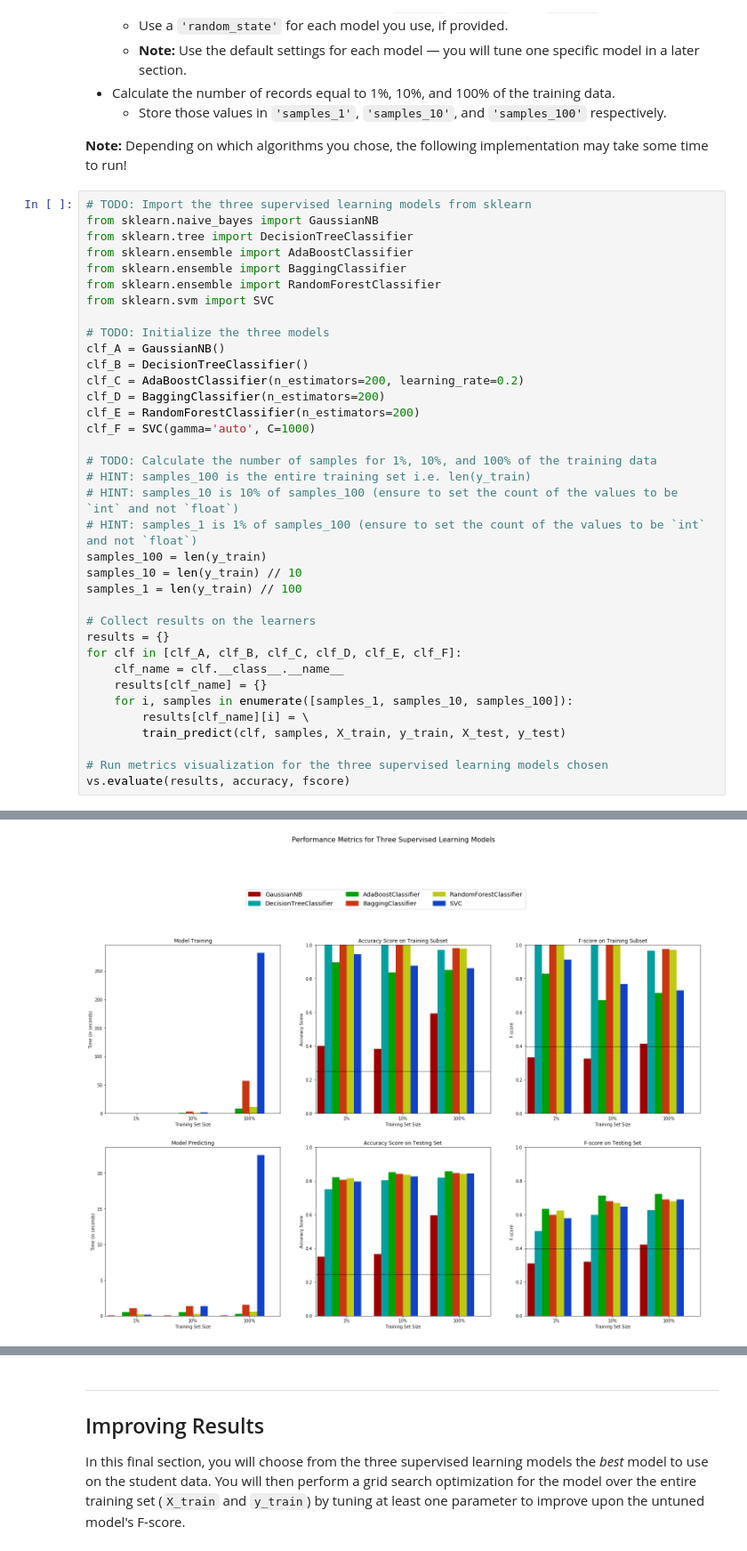
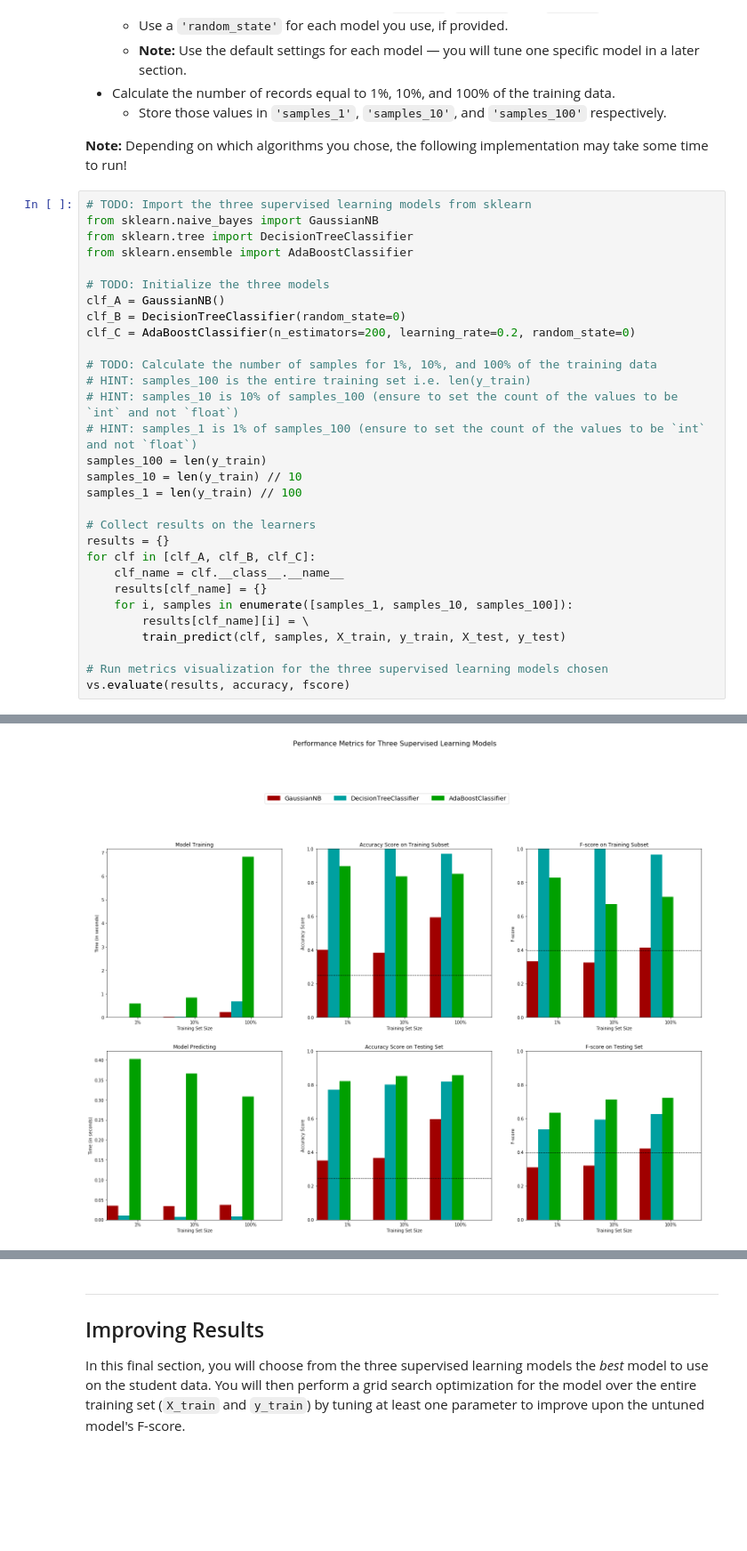
Before and after one commit to dylan-shao/ML-DS-Udacity_Data_Scientist_Nanodegree, a Jupyter notebook: Projects/Finding Donors for CharityML/src/finding_donors.ipynb, the cells around one changed output, grey strips where cells are left out. Shown at 89% size. Saved outputs shown, nothing was run; the diff lists cells and outputs as text; blank space fills up the shorter version.

Commit message:
proj1: more models to compare, seperate figure

```diff
--- a/Projects/Finding Donors for CharityML/src/finding_donors.ipynb
+++ b/Projects/Finding Donors for CharityML/src/finding_donors.ipynb
@@ -451,17 +451,11 @@ In the code cell, you will need to implement the following:
 from sklearn.naive_bayes import GaussianNB
 from sklearn.tree import DecisionTreeClassifier
 from sklearn.ensemble import AdaBoostClassifier
-from sklearn.ensemble import BaggingClassifier
-from sklearn.ensemble import RandomForestClassifier
-from sklearn.svm import SVC
 
 # TODO: Initialize the three models
 clf_A = GaussianNB()
-clf_B = DecisionTreeClassifier()
-clf_C = AdaBoostClassifier(n_estimators=200, learning_rate=0.2)
-clf_D = BaggingClassifier(n_estimators=200)
-clf_E = RandomForestClassifier(n_estimators=200)
-clf_F = SVC(gamma='auto', C=1000)
+clf_B = DecisionTreeClassifier(random_state=0)
+clf_C = AdaBoostClassifier(n_estimators=200, learning_rate=0.2, random_state=0)
 
 # TODO: Calculate the number of samples for 1%, 10%, and 100% of the training data
 # HINT: samples_100 is the entire training set i.e. len(y_train)
@@ -473,7 +467,7 @@ samples_1 = len(y_train) // 100
 
 # Collect results on the learners
 results = {}
-for clf in [clf_A, clf_B, clf_C, clf_D, clf_E, clf_F]:
+for clf in [clf_A, clf_B, clf_C]:
     clf_name = clf.__class__.__name__
     results[clf_name] = {}
     for i, samples in enumerate([samples_1, samples_10, samples_100]):
@@ -504 +489 @@ SVC trained on 36177 samples.
-[figure, old version]
+[figure, new version]
```
Also changed, not shown: parts of 3 cells of this notebook, 5 other files.
